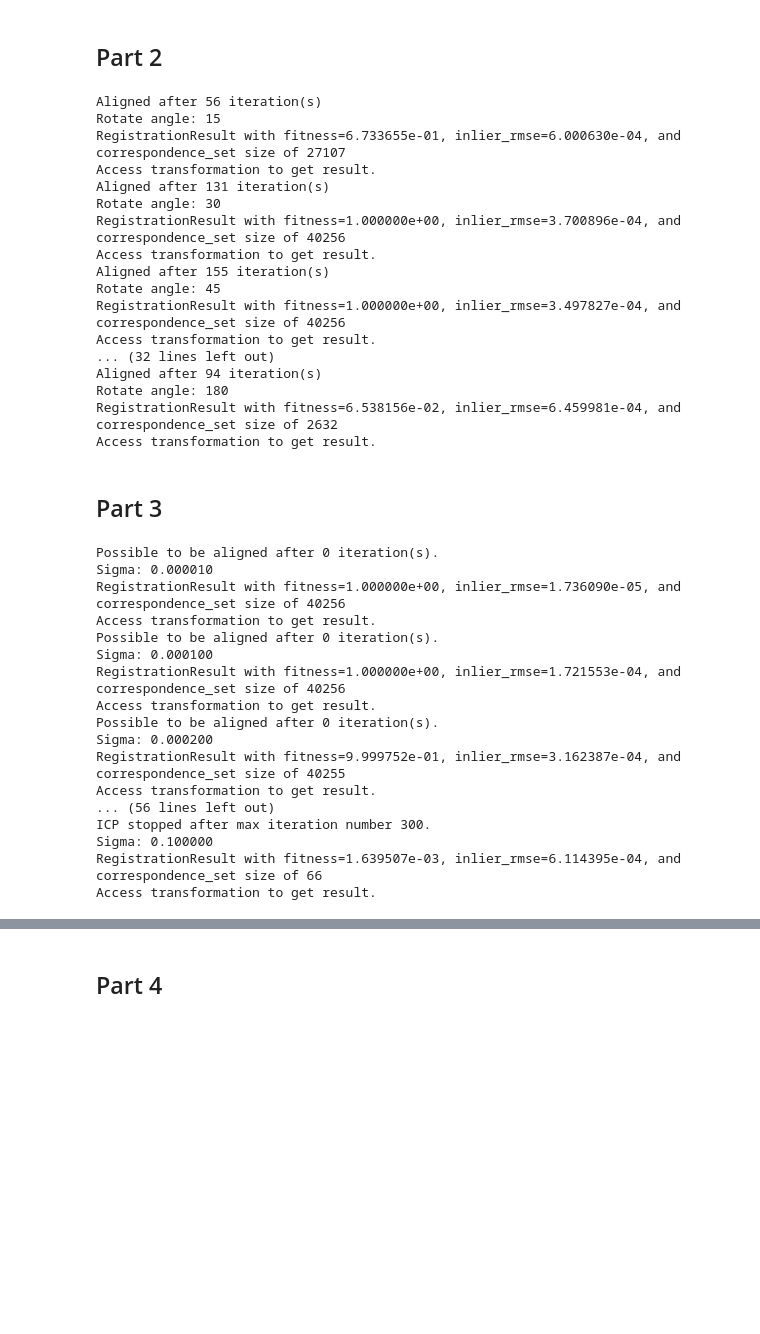
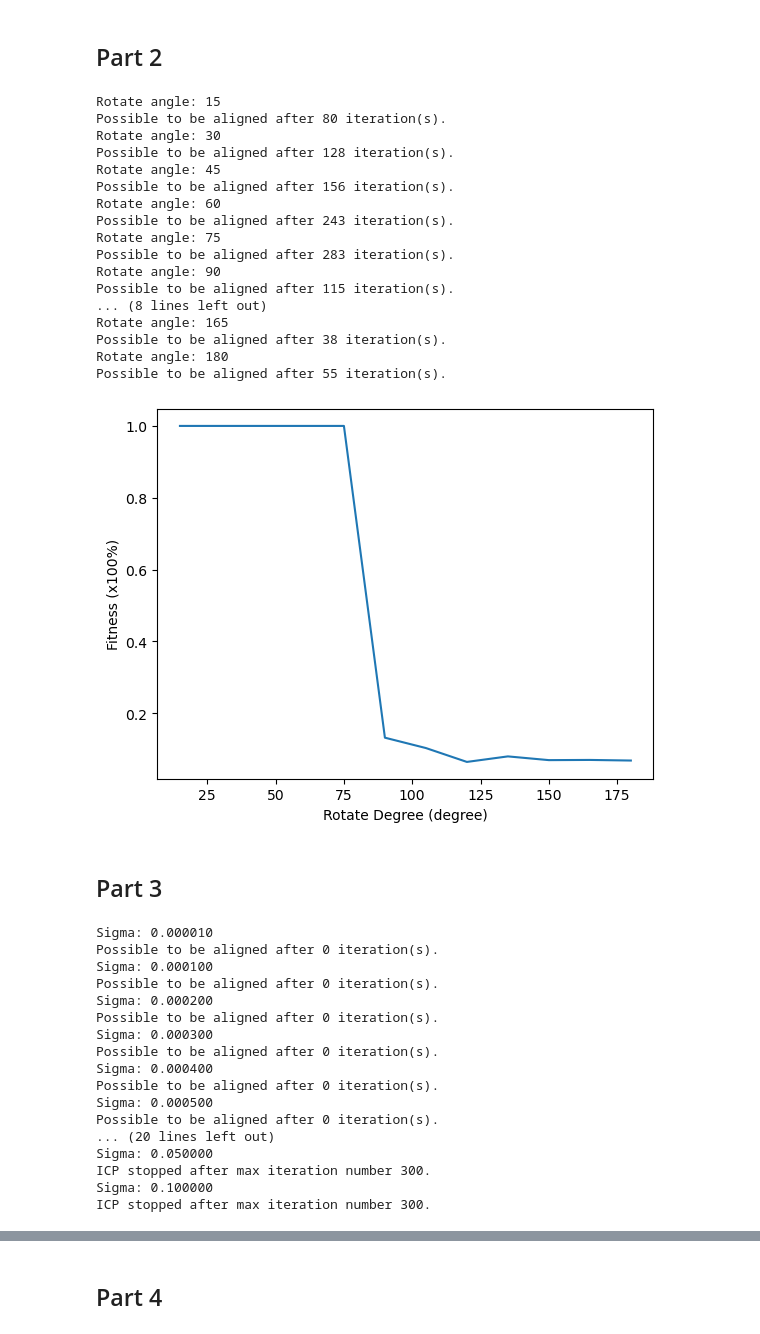
Before and after one commit to lucieniii/UCL-APG-2022, a Jupyter notebook: cw1/cw1.ipynb, the cells around one changed output, grey strips where cells are left out. Saved outputs shown, nothing was run; the diff lists cells and outputs as text; code cells hidden in the pictures; blank space fills up the shorter version.

Commit message:
[upd] add plots

```diff
--- a/cw1/cw1.ipynb
+++ b/cw1/cw1.ipynb
@@ -168,9 +172,11 @@ def rotate_and_save(mesh_fp, angle, mesh_save_fp):
     o3d.io.write_triangle_mesh(mesh_save_fp, ply)
 # %%
 rotate_angle_about_z = np.array([1, 2, 3, 4, 5, 6, 7, 8, 9, 10, 11, 12]) / 12 * np.pi
+rotate_angle_degree = np.zeros(rotate_angle_about_z.shape)
+fitness_res_rotate = np.zeros(rotate_angle_about_z.shape)
 mesh_dir_fp = 'bunny_v2'
 mesh_origin_fn = 'bun000_v2.ply'
-for angle in rotate_angle_about_z:
+for i, angle in enumerate(rotate_angle_about_z):
     angle_to_degree = int(round(180 * angle / np.pi))
     mesh_after_rotation_fn = 'bun000_v2_rotate_z_%d.ply' % angle_to_degree
     mesh1_fp = os.path.join(mesh_dir_fp, mesh_origin_fn)
@@ -179,25 +185,34 @@ for angle in rotate_angle_about_z:
     print('Rotate angle: %d' % angle_to_degree)
     ply1, ply2 = icp(mesh1_fp, mesh2_fp)
     evaluation = evaluate_align(ply2, ply1)
-    print(evaluation)
+    rotate_angle_degree[i] = angle_to_degree
+    fitness_res_rotate[i] = evaluation.fitness
+    # print(evaluation)
 # %% [output]
-Aligned after 56 iteration(s)
 Rotate angle: 15
-RegistrationResult with fitness=6.733655e-01, inlier_rmse=6.000630e-04, and correspondence_set size of 27107
-Access transformation to get result.
-Aligned after 131 iteration(s)
+Possible to be aligned after 80 iteration(s).
 Rotate angle: 30
-RegistrationResult with fitness=1.000000e+00, inlier_rmse=3.700896e-04, and correspondence_set size of 40256
-Access transformation to get result.
-Aligned after 155 iteration(s)
+Possible to be aligned after 128 iteration(s).
 Rotate angle: 45
-RegistrationResult with fitness=1.000000e+00, inlier_rmse=3.497827e-04, and correspondence_set size of 40256
-Access transformation to get result.
-... (32 lines left out)
-Aligned after 94 iteration(s)
+Possible to be aligned after 156 iteration(s).
+Rotate angle: 60
+Possible to be aligned after 243 iteration(s).
+Rotate angle: 75
+Possible to be aligned after 283 iteration(s).
+Rotate angle: 90
+Possible to be aligned after 115 iteration(s).
+... (8 lines left out)
+Rotate angle: 165
+Possible to be aligned after 38 iteration(s).
 Rotate angle: 180
-RegistrationResult with fitness=6.538156e-02, inlier_rmse=6.459981e-04, and correspondence_set size of 2632
-Access transformation to get result.
+Possible to be aligned after 55 iteration(s).
+# %%
+plt.plot(rotate_angle_degree, fitness_res_rotate)
+plt.xlabel('Rotate Degree (degree)')
+plt.ylabel('Fitness (x100%)')
+plt.show()
+# %% [output]
+[figure, added]
 # %% [markdown]
 ## Part 3
 # %%
@@ -213,9 +228,10 @@ noise_sigmas = np.array([1e-5,
                          1e-4, 2e-4, 3e-4, 4e-4, 5e-4, 6e-4, 7e-4, 8e-4, 9e-4,
                          1e-3, 2e-3, 3e-3, 4e-3, 5e-3,
                          1e-2, 5e-2, 1e-1])
+fitness_res_perturb = np.zeros(noise_sigmas.shape)
 mesh_dir_fp = 'bunny_v2'
 mesh_origin_fn = 'bun000_v2.ply'
-for sigma in noise_sigmas:
+for i, sigma in enumerate(noise_sigmas):
     mesh_after_perturb = 'bun000_v2_perturb_%.6f.ply' % sigma
     mesh1_fp = os.path.join(mesh_dir_fp, mesh_origin_fn)
     mesh2_fp = os.path.join(mesh_dir_fp, mesh_after_perturb)
@@ -223,22 +239,23 @@ for sigma in noise_sigmas:
     print('Sigma: %.6f' % sigma)
     ply1, ply2 = icp(mesh1_fp, mesh2_fp)
     evaluation = evaluate_align(ply2, ply1)
-    print(evaluation)
+    fitness_res_perturb[i] = evaluation.fitness
+    # print(evaluation)
 # %% [output]
-Possible to be aligned after 0 iteration(s).
 Sigma: 0.000010
-RegistrationResult with fitness=1.000000e+00, inlier_rmse=1.736090e-05, and correspondence_set size of 40256
-Access transformation to get result.
 Possible to be aligned after 0 iteration(s).
 Sigma: 0.000100
-RegistrationResult with fitness=1.000000e+00, inlier_rmse=1.721553e-04, and correspondence_set size of 40256
-Access transformation to get result.
 Possible to be aligned after 0 iteration(s).
 Sigma: 0.000200
-RegistrationResult with fitness=9.999752e-01, inlier_rmse=3.162387e-04, and correspondence_set size of 40255
-Access transformation to get result.
-... (56 lines left out)
+Possible to be aligned after 0 iteration(s).
+Sigma: 0.000300
+Possible to be aligned after 0 iteration(s).
+Sigma: 0.000400
+Possible to be aligned after 0 iteration(s).
+Sigma: 0.000500
+Possible to be aligned after 0 iteration(s).
+... (20 lines left out)
+Sigma: 0.050000
 ICP stopped after max iteration number 300.
 Sigma: 0.100000
-RegistrationResult with fitness=1.639507e-03, inlier_rmse=6.114395e-04, and correspondence_set size of 66
-Access transformation to get result.
+ICP stopped after max iteration number 300.
```
Also changed, not shown: parts of 6 cells of this notebook.
